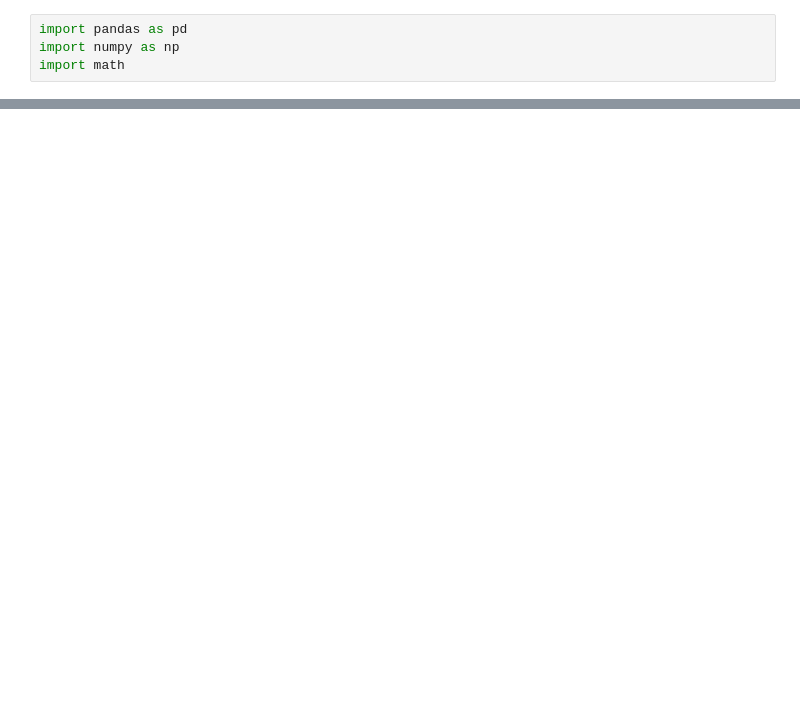
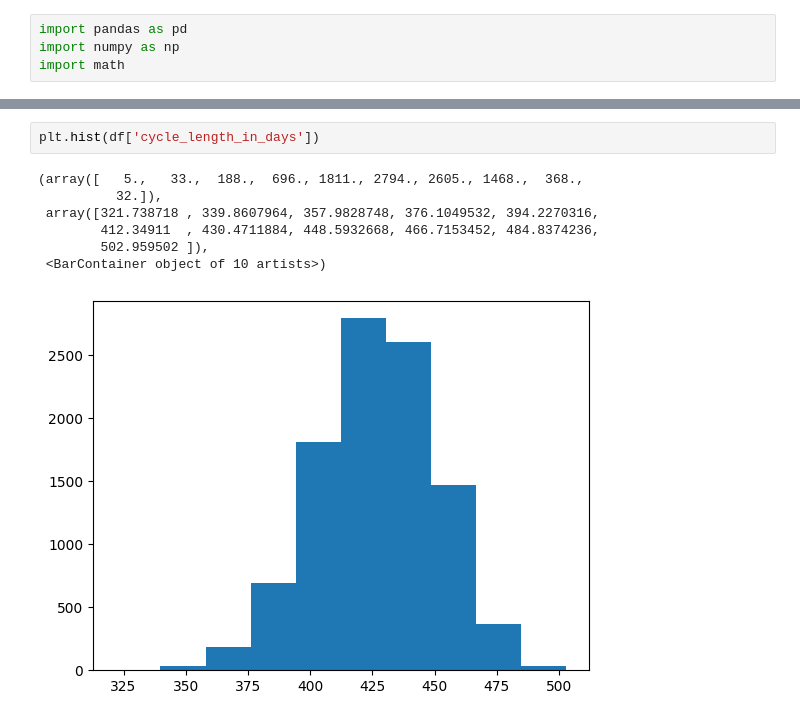
Before and after one commit to PatBoj/PARCSANN_v2, a Jupyter notebook: notebooks/test.ipynb, the cells around one changed output, grey strips where cells are left out. Cells and saved outputs as stored; diff of their text form; blank space fills up the shorter version.

```diff
--- a/notebooks/test.ipynb
+++ b/notebooks/test.ipynb
@@ -25,0 +54,10 @@ rmse.sort_values(by='rmse')
+# %%
+plt.hist(df['cycle_length_in_days'])
+# %% [output]
+(array([   5.,   33.,  188.,  696., 1811., 2794., 2605., 1468.,  368.,
+          32.]),
+ array([321.738718 , 339.8607964, 357.9828748, 376.1049532, 394.2270316,
+        412.34911  , 430.4711884, 448.5932668, 466.7153452, 484.8374236,
+        502.959502 ]),
+ <BarContainer object of 10 artists>)
+[figure, added]
```
Also changed, not shown: parts of 5 cells of this notebook, 23 other files.
